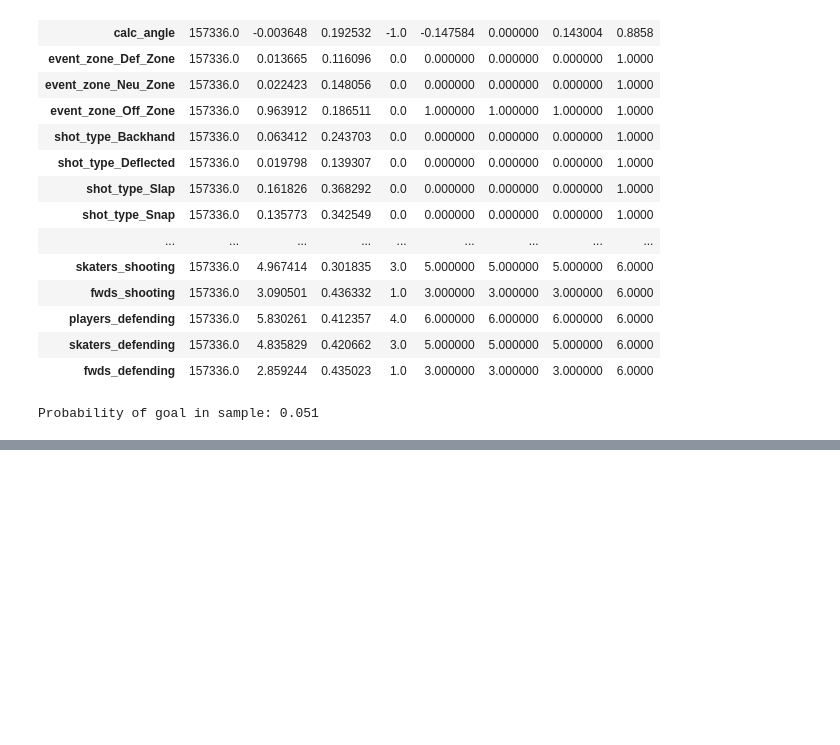
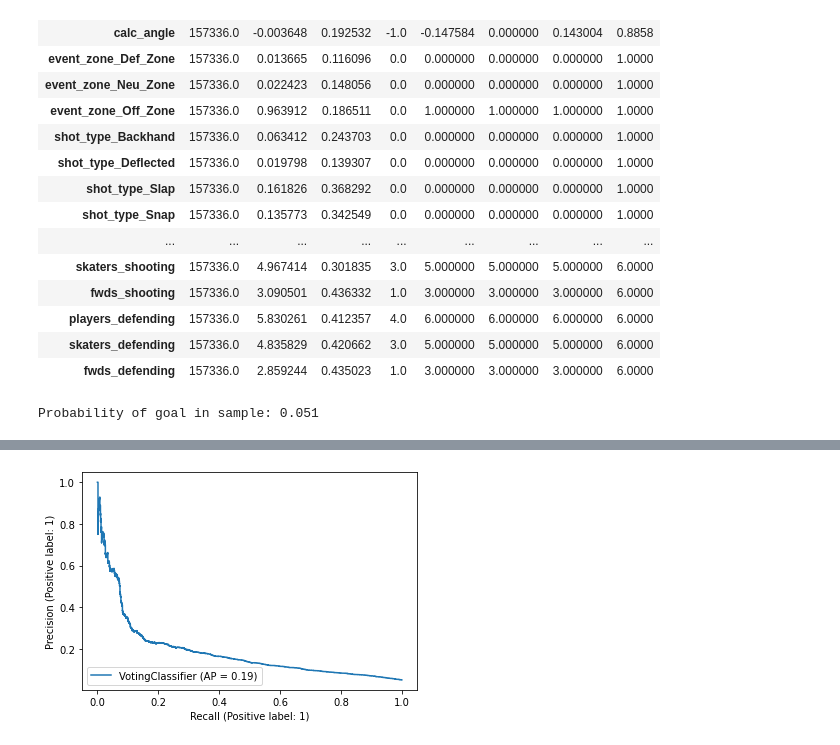
Before and after one commit to nmwodarz/Springboard, a Jupyter notebook: Capstone2/Capstone 2 Modeling.ipynb, the cells around one changed output, grey strips where cells are left out. Saved outputs shown, nothing was run; the diff lists cells and outputs as text; code cells hidden in the pictures; blank space fills up the shorter version.

```diff
--- a/Capstone2/Capstone 2 Modeling.ipynb
+++ b/Capstone2/Capstone 2 Modeling.ipynb
@@ -1025,0 +821,7 @@ df_scores
+# %%
+from sklearn.metrics import plot_precision_recall_curve
+
+prc_plot = plot_precision_recall_curve(clf_soft, X_test, y_test)
+plt.show()
+# %% [output]
+[figure, added]
```
Also changed, not shown: parts of 104 cells of this notebook, 1 other file.
